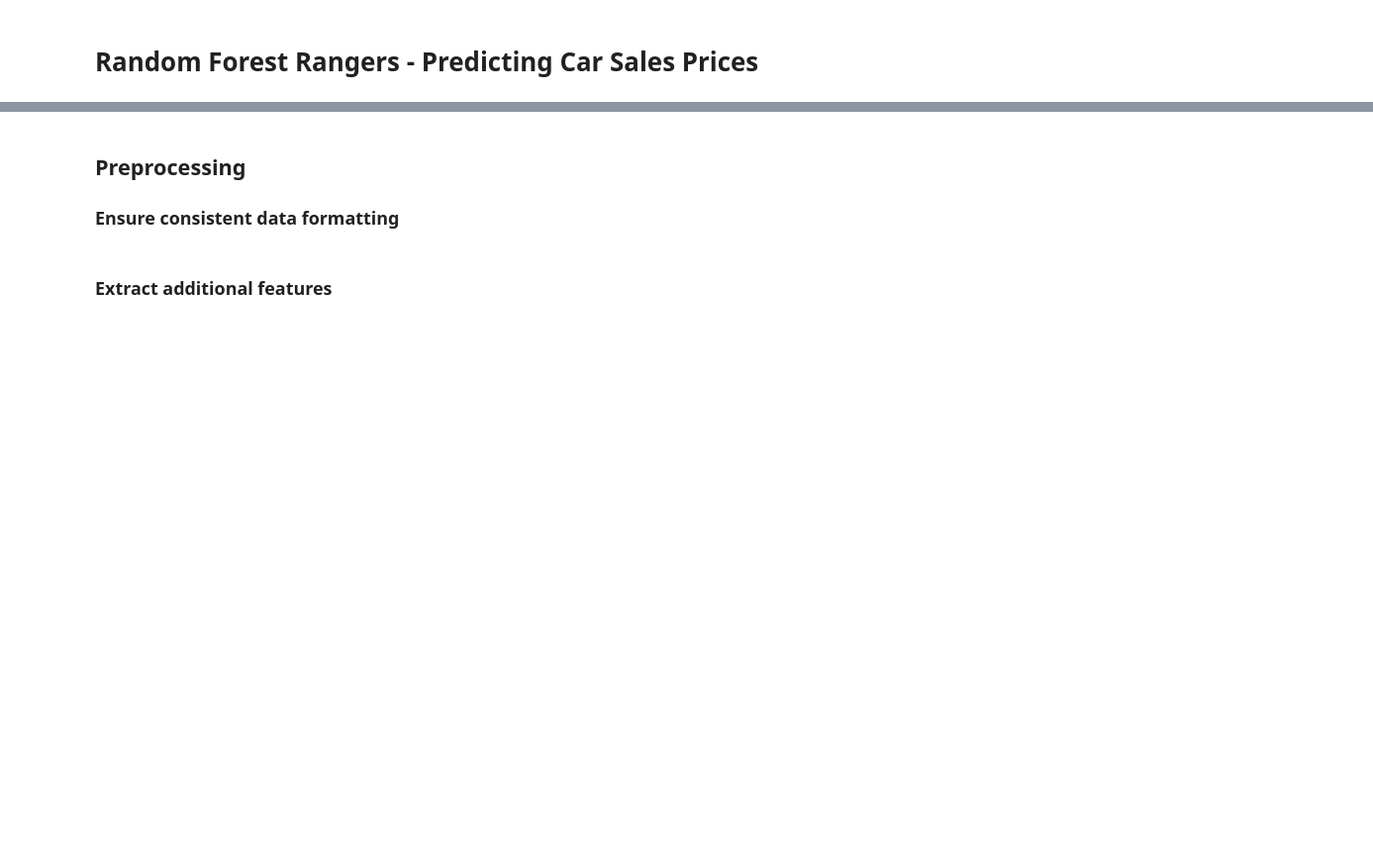
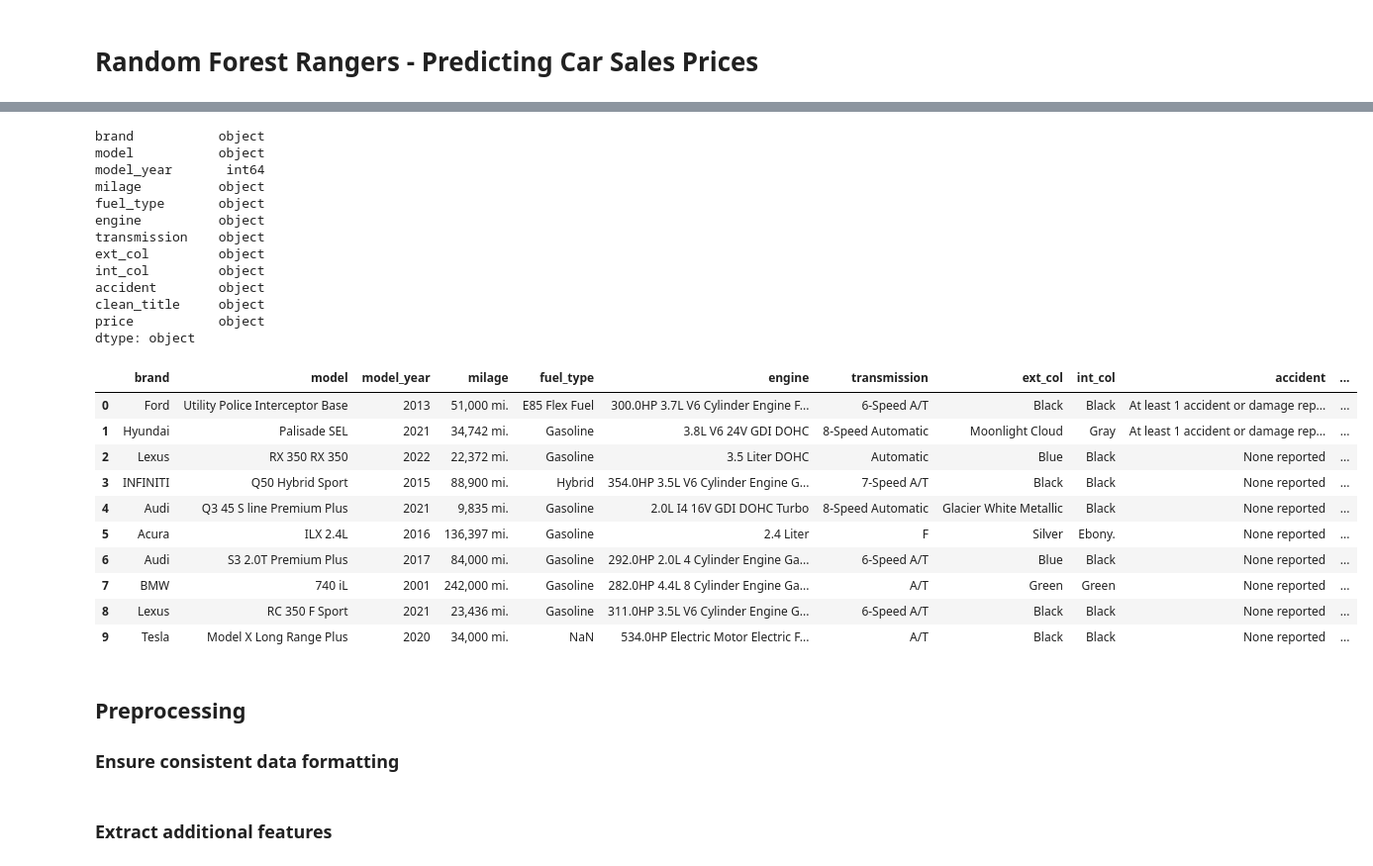
Before and after one commit to Frecherenkel60/RandomForestRangers, a Jupyter notebook: DataMining_RandomForestRangers.ipynb, the cells around one changed output, grey strips where cells are left out. Shown: that part at 99% size. Drawn from its saved outputs; the diff is of its cells as text; code cells hidden in the pictures; blank space fills up the shorter version.

```diff
--- a/DataMining_RandomForestRangers.ipynb
+++ b/DataMining_RandomForestRangers.ipynb
@@ -12,8 +34,34 @@ from sklearn import preprocessing
 # %%
 #dataset = pd.read_csv('./data/used_car_prices_generated.csv')
 dataset = pd.read_csv('./data/used_car_prices_original.csv')
 
 print(dataset.dtypes)
+dataset.head(10)
+# %% [output]
+brand           object
+model           object
+model_year       int64
+milage          object
+fuel_type       object
+engine          object
+transmission    object
+ext_col         object
+int_col         object
+accident        object
+clean_title     object
+price           object
+dtype: object
+|  | brand | model | model_year | milage | fuel_type | engine | transmission | ext_col | int_col | accident | ... |
+| 0 | Ford | Utility Police Interceptor Base | 2013 | 51,000 mi. | E85 Flex Fuel | 300.0HP 3.7L V6 Cylinder Engine F... | 6-Speed A/T | Black | Black | At least 1 accident or damage rep... | ... |
+| 1 | Hyundai | Palisade SEL | 2021 | 34,742 mi. | Gasoline | 3.8L V6 24V GDI DOHC | 8-Speed Automatic | Moonlight Cloud | Gray | At least 1 accident or damage rep... | ... |
+| 2 | Lexus | RX 350 RX 350 | 2022 | 22,372 mi. | Gasoline | 3.5 Liter DOHC | Automatic | Blue | Black | None reported | ... |
+| 3 | INFINITI | Q50 Hybrid Sport | 2015 | 88,900 mi. | Hybrid | 354.0HP 3.5L V6 Cylinder Engine G... | 7-Speed A/T | Black | Black | None reported | ... |
+| 4 | Audi | Q3 45 S line Premium Plus | 2021 | 9,835 mi. | Gasoline | 2.0L I4 16V GDI DOHC Turbo | 8-Speed Automatic | Glacier White Metallic | Black | None reported | ... |
+| 5 | Acura | ILX 2.4L | 2016 | 136,397 mi. | Gasoline | 2.4 Liter | F | Silver | Ebony. | None reported | ... |
+| 6 | Audi | S3 2.0T Premium Plus | 2017 | 84,000 mi. | Gasoline | 292.0HP 2.0L 4 Cylinder Engine Ga... | 6-Speed A/T | Blue | Black | None reported | ... |
+| 7 | BMW | 740 iL | 2001 | 242,000 mi. | Gasoline | 282.0HP 4.4L 8 Cylinder Engine Ga... | A/T | Green | Green | None reported | ... |
+| 8 | Lexus | RC 350 F Sport | 2021 | 23,436 mi. | Gasoline | 311.0HP 3.5L V6 Cylinder Engine G... | 6-Speed A/T | Black | Black | None reported | ... |
+| 9 | Tesla | Model X Long Range Plus | 2020 | 34,000 mi. | NaN | 534.0HP Electric Motor Electric F... | A/T | Black | Black | None reported | ... |
 # %% [markdown]
 ## Preprocessing
 ### Ensure consistent data formatting
```
Also changed, not shown: parts of 13 cells of this notebook, 2 other files.
